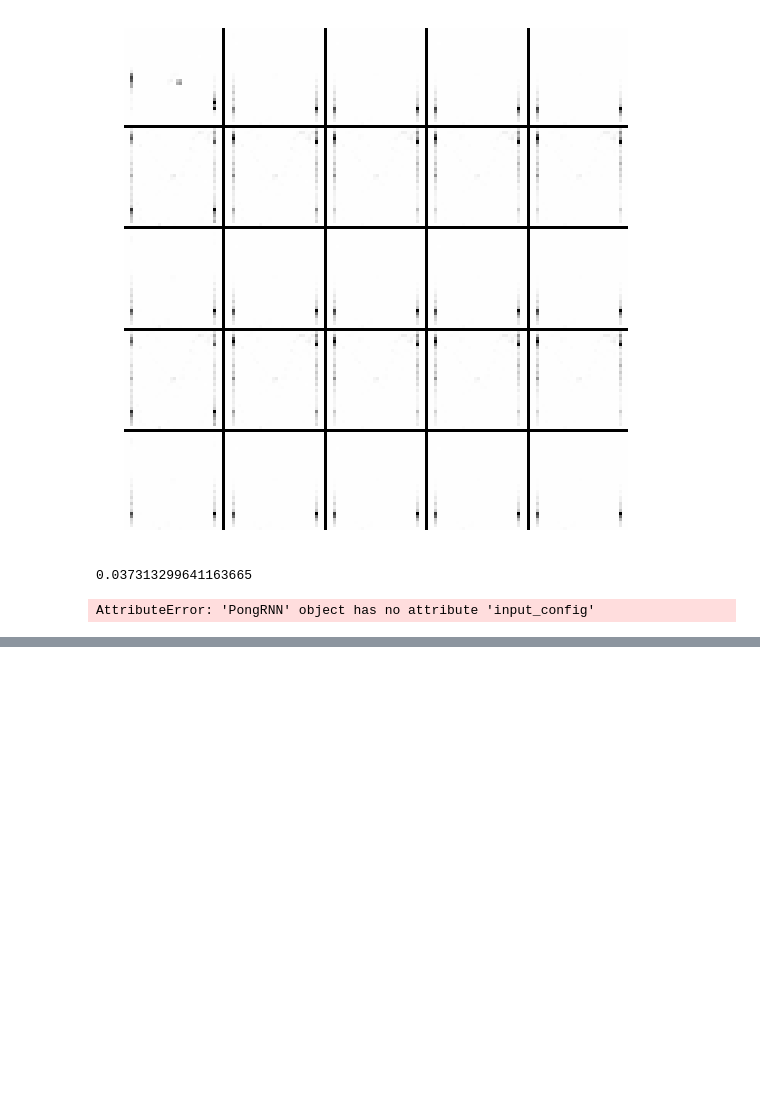
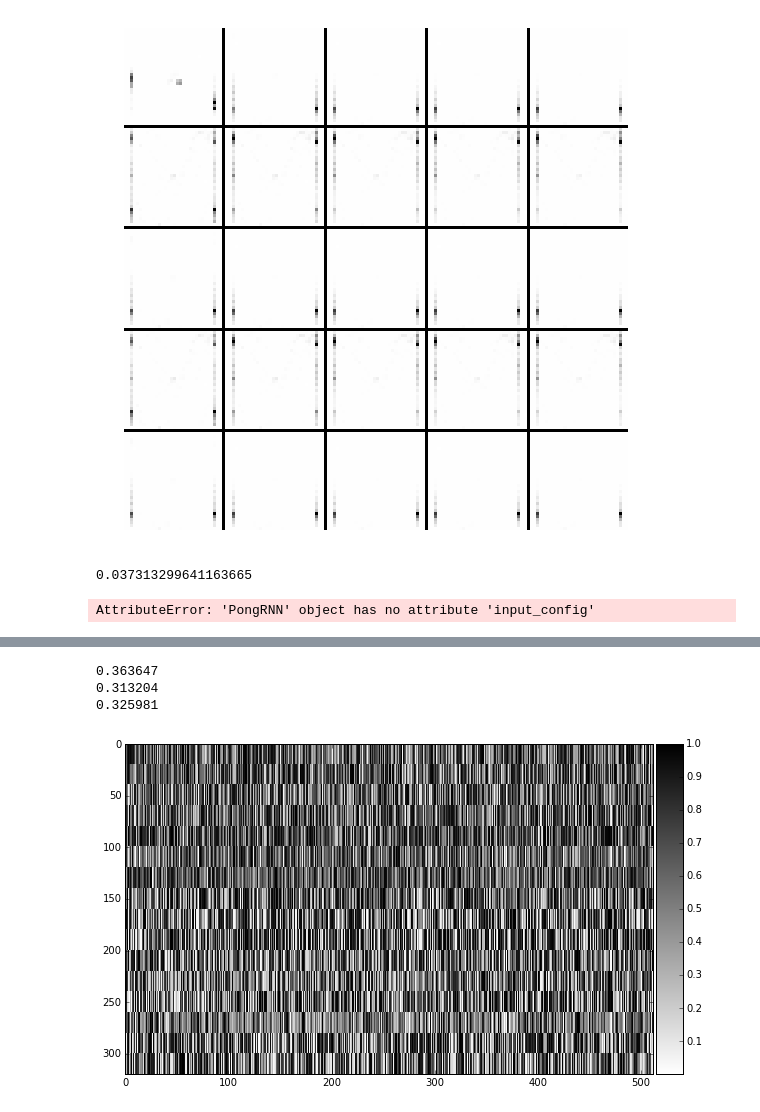
Before and after one commit to dmgottlieb/pong_rnn, a Jupyter notebook: PongRNN.ipynb, the cells around one changed output, grey strips where cells are left out. Saved outputs shown, nothing was run; the diff lists cells and outputs as text; code cells hidden in the pictures; blank space fills up the shorter version.

```diff
--- a/PongRNN.ipynb
+++ b/PongRNN.ipynb
@@ -314,0 +376,22 @@ AttributeError: 'PongRNN' object has no attribute 'input_config'
+# %%
+# FINALLY theano function compiles and (?) runs
+# Now let's visualize some activations
+
+H_diffs = (H_1[1:8] - H_1[0:7])
+print np.mean(H_diffs)
+print np.std(H_1)
+
+print np.std(H_2)
+
+H_viz = np.vstack([np.repeat(H_diffs, 20, axis=0), np.repeat(H_1, 20, axis=0)])
+
+nice_imshow(plt.gca(), 1 - H_viz, cmap=cm.binary)
+
+# H_viz = np.repeat(H_2, 20, axis=0)
+
+#nice_imshow(plt.gca(), 1 - H_viz, cmap=cm.binary)
+# %% [output]
+0.363647
+0.313204
+0.325981
+[figure, added]
```
Also changed, not shown: parts of 21 cells of this notebook, 7 other files.
